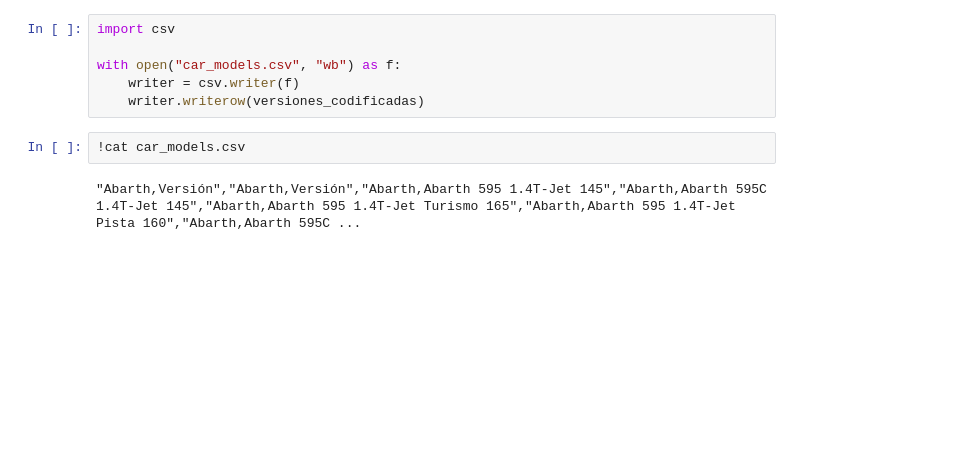
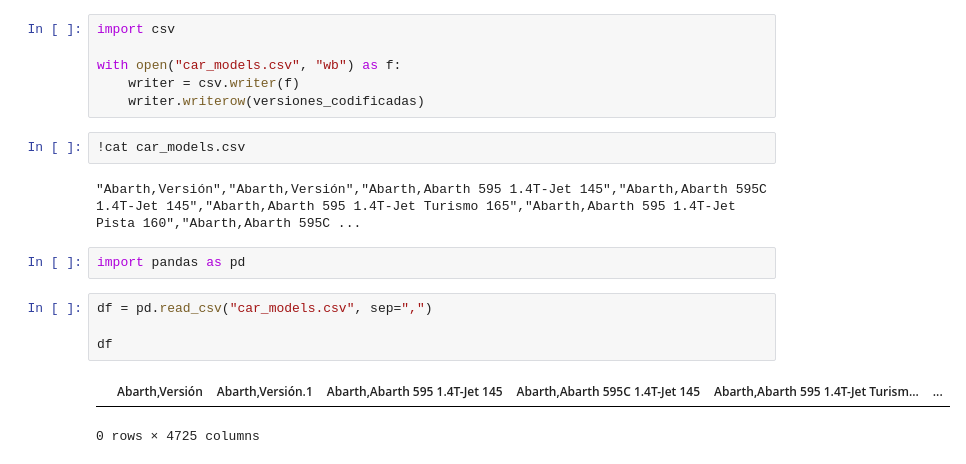
Before and after one commit to prealfer/TFM_Recomendador_de_automoviles, a Jupyter notebook: Untitled.ipynb, the cells around one changed output. Drawn from its saved outputs; the diff is of its cells as text; blank space fills up the shorter version.

```diff
--- a/Untitled.ipynb
+++ b/Untitled.ipynb
@@ -109,3 +121,12 @@ with open("car_models.csv", "wb") as f:
 !cat car_models.csv
 # %% [output]
 "Abarth,Versión","Abarth,Versión","Abarth,Abarth 595 1.4T-Jet 145","Abarth,Abarth 595C 1.4T-Jet 145","Abarth,Abarth 595 1.4T-Jet Turismo 165","Abarth,Abarth 595 1.4T-Jet Pista 160","Abarth,Abarth 595C ...
+# %%
+import pandas as pd
+# %%
+df = pd.read_csv("car_models.csv", sep=",")
+
+df
+# %% [output]
+|  | Abarth,Versión | Abarth,Versión.1 | Abarth,Abarth 595 1.4T-Jet 145 | Abarth,Abarth 595C 1.4T-Jet 145 | Abarth,Abarth 595 1.4T-Jet Turism... | ... |
+0 rows × 4725 columns
```
Also changed, not shown: parts of 2 cells of this notebook.
